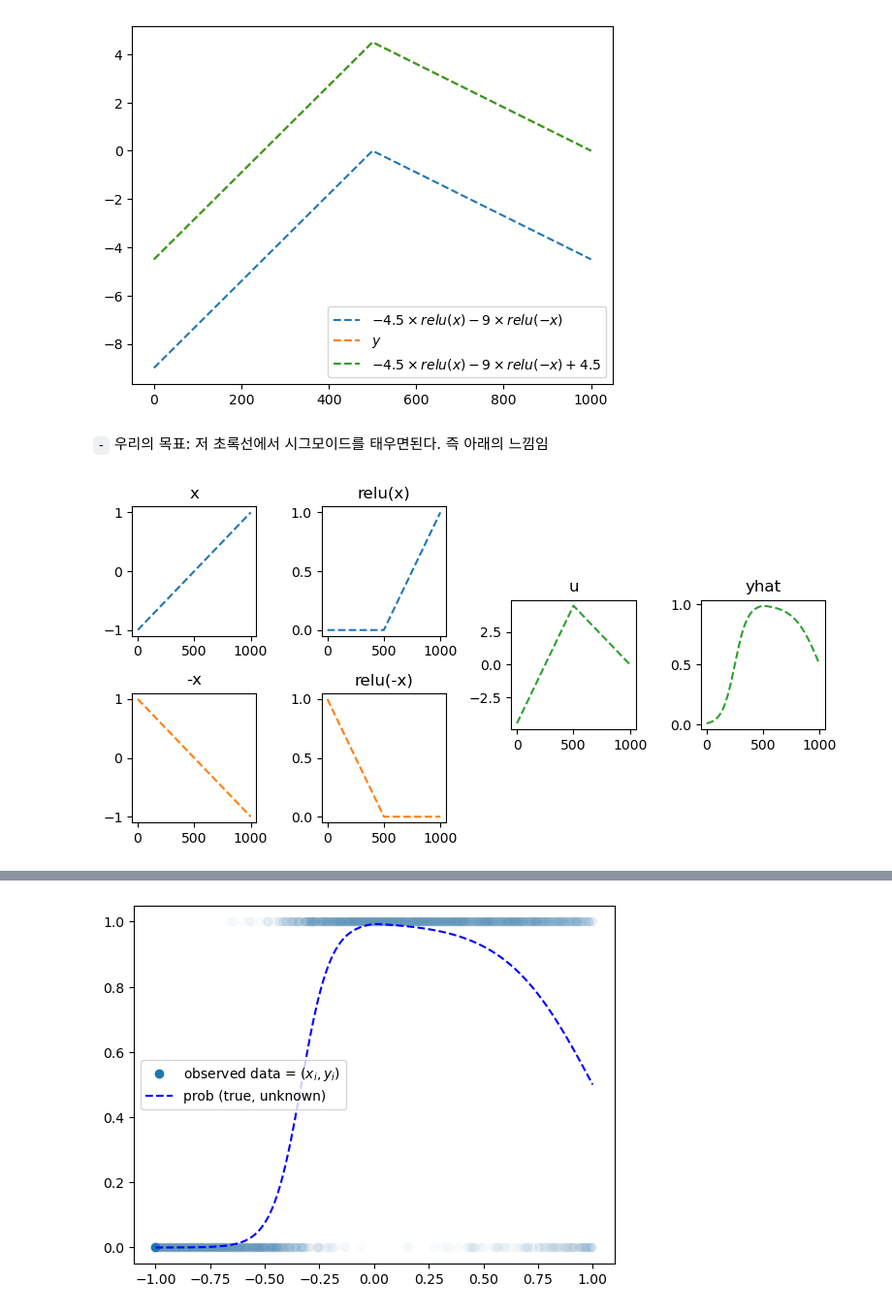
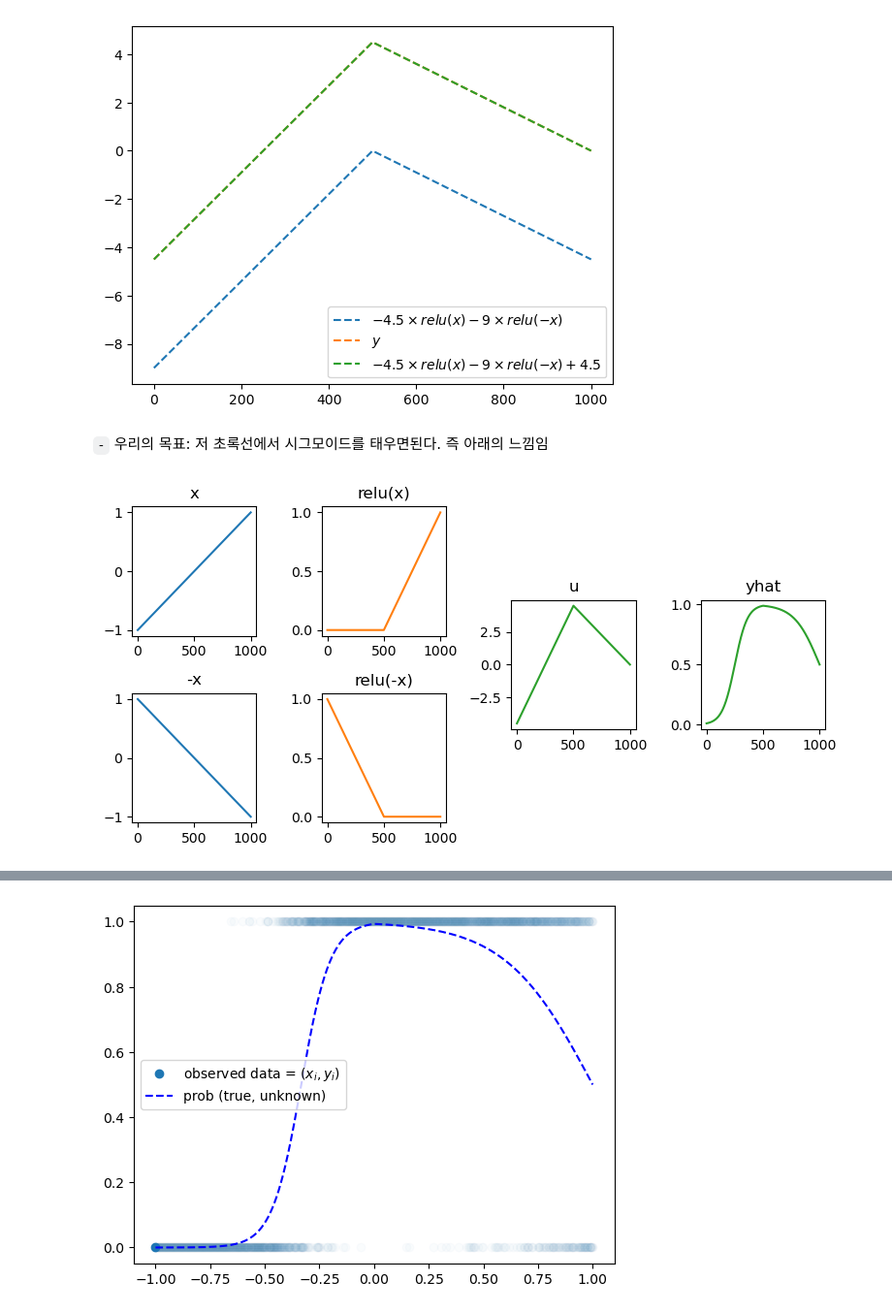
Before and after one commit to guebin/DL2024, a Jupyter notebook: docs/posts/03wk-2-lecture.out.ipynb, the cells around one changed output, grey strips where cells are left out. Shown: that part at 97% size. Drawn from its saved outputs; the diff is of its cells as text; code cells hidden in the pictures.

```diff
--- a/docs/posts/03wk-2-lecture.out.ipynb
+++ b/docs/posts/03wk-2-lecture.out.ipynb
@@ -39,0 +43,2 @@ $${\boldsymbol y} = [y_1,y_2,\dots,y_{n}], \quad y_i = \begin{cases} 9x_i +4.5&
+# %%
+relu = torch.nn.ReLU()
@@ -45,26 +69,26 @@ $${\boldsymbol y} = [y_1,y_2,\dots,y_{n}], \quad y_i = \begin{cases} 9x_i +4.5&
 #
 # %% [output]
 [figure]
-# %% [markdown]
-`-` 우리의 목표: 저 초록선에서 시그모이드를 태우면된다. 즉 아래의 느낌임
+# %% [markdown]
+`-` 우리의 목표: 저 초록선에서 시그모이드를 태우면된다. 즉 아래의 느낌임
 # %%
 sig = torch.nn.Sigmoid()
 # %%
 fig = plt.figure(figsize=(8, 4))
 spec = fig.add_gridspec(4, 4)
 ax1 = fig.add_subplot(spec[:2,0]); ax1.set_title('x')
 ax2 = fig.add_subplot(spec[2:,0]); ax2.set_title('-x')
 ax3 = fig.add_subplot(spec[:2,1]); ax3.set_title('relu(x)')
 ax4 = fig.add_subplot(spec[2:,1]); ax4.set_title('relu(-x)')
 ax5 = fig.add_subplot(spec[1:3,2]); ax5.set_title('u')
 ax6 = fig.add_subplot(spec[1:3,3]); ax6.set_title('yhat');
 #---#
-ax1.plot(x,'--',color='C0')
-ax2.plot(-x,'--',color='C1')
-ax3.plot(relu(x),'--',color='C0')
-ax4.plot(relu(-x),'--',color='C1')
-ax5.plot(-4.5*relu(x)-9*relu(-x)+4.5,'--',color='C2')
-ax6.plot(sig(-4.5*relu(x)-9*relu(-x)+4.5),'--',color='C2')
+ax1.plot(x,color="C0")
+ax2.plot(-x,color="C0")
+ax3.plot(relu(x),color="C1")
+ax4.plot(relu(-x),color="C1")
+ax5.plot(-4.5*relu(x)-9.0*relu(-x)+4.5,color="C2")
+ax6.plot(sig(-4.5*relu(x)-9.0*relu(-x)+4.5),color="C2")
 fig.tight_layout()
 # %% [output]
-[figure, old version]
+[figure, new version]
```
Also changed, not shown: parts of 46 cells of this notebook, 22 other files.
